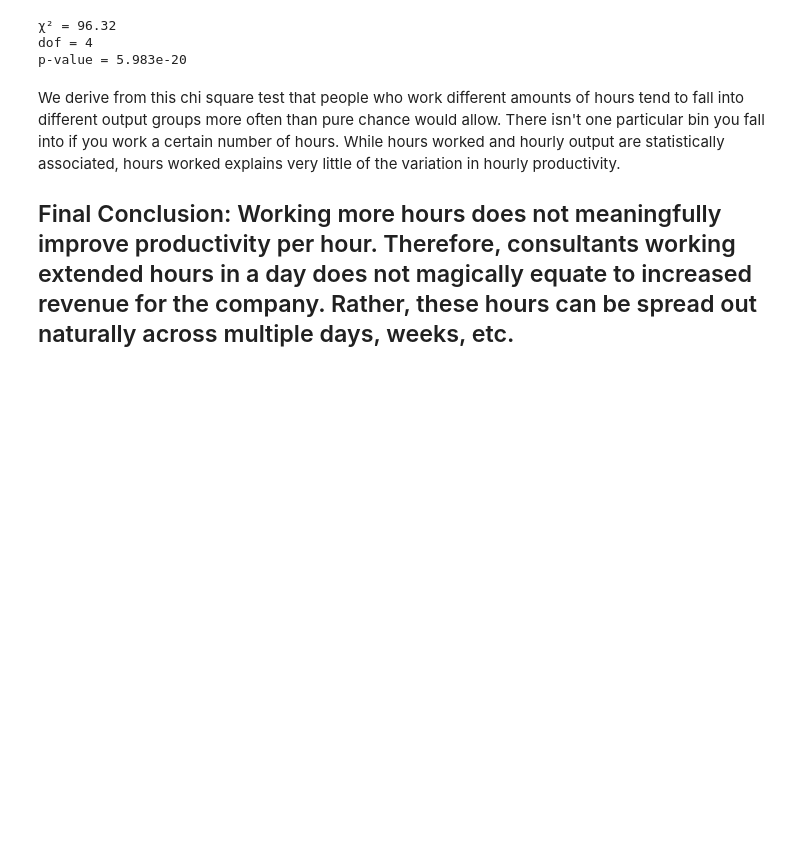
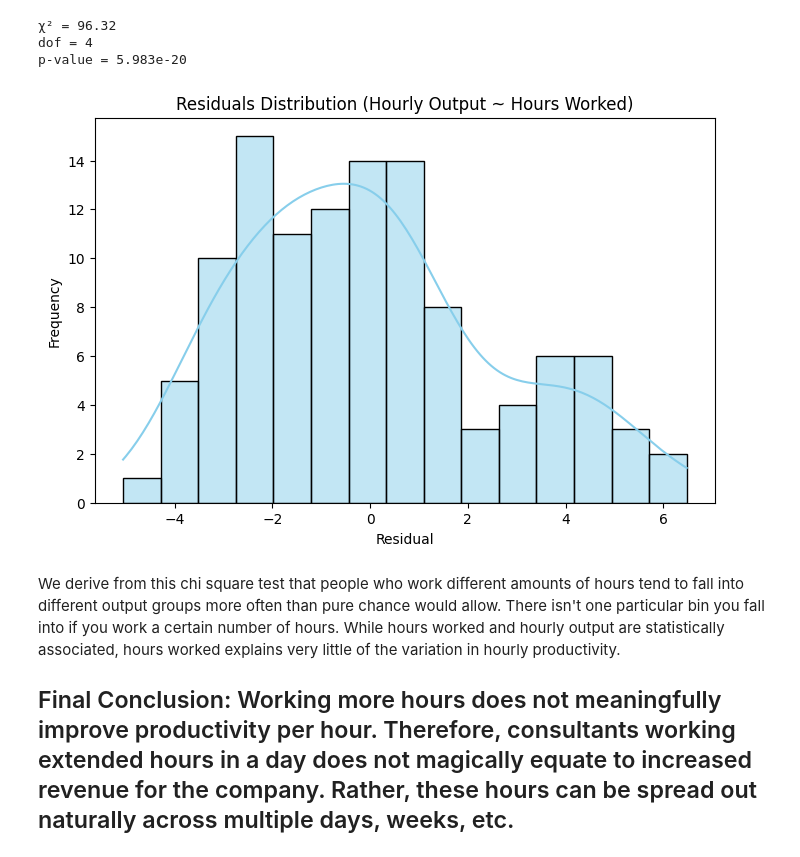
Before and after one commit to AdilY04/ConsultingHoursProductivity, a Jupyter notebook: eda_and_analysis_ipynbF/main.ipynb, the cells around one changed output. Saved outputs shown, nothing was run; the diff lists cells and outputs as text; code cells hidden in the pictures; blank space fills up the shorter version.

Commit message:
Final Commit - Normality.

```diff
--- a/eda_and_analysis_ipynbF/main.ipynb
+++ b/eda_and_analysis_ipynbF/main.ipynb
@@ -281,6 +282,26 @@ print(f"p-value = {p:.4g}")
 χ² = 96.32
 dof = 4
 p-value = 5.983e-20
+# %%
+#just triple checking normality of my data via histogram/kde
+
+df['Raw Hours Worked'] = pd.to_numeric(df['Raw Hours Worked'], errors='coerce')
+df['Raw Hourly Output'] = pd.to_numeric(df['Raw Hourly Output'], errors='coerce')
+
+df_clean = df.dropna(subset=['Raw Hours Worked', 'Raw Hourly Output'])
+X = sm.add_constant(df_clean['Raw Hours Worked'])
+y = df_clean['Raw Hourly Output']
+model = sm.OLS(y, X).fit()
+residuals = model.resid
+
+plt.figure(figsize=(8,5))
+sns.histplot(residuals, kde=True, color='skyblue', bins=15)
+plt.title("Residuals Distribution (Hourly Output ~ Hours Worked)")
+plt.xlabel("Residual")
+plt.ylabel("Frequency")
+plt.show()
+# %% [output]
+[figure, added]
 # %% [markdown]
 We derive from this chi square test that people who work different amounts of hours tend to fall into different output groups more often than pure chance would allow. There isn't one particular bin you fall into if you work a certain number of hours. While hours worked and hourly output are statistically associated, hours worked explains very little of the variation in hourly productivity.
 
```
Also changed, not shown: parts of 1 cell of this notebook.
